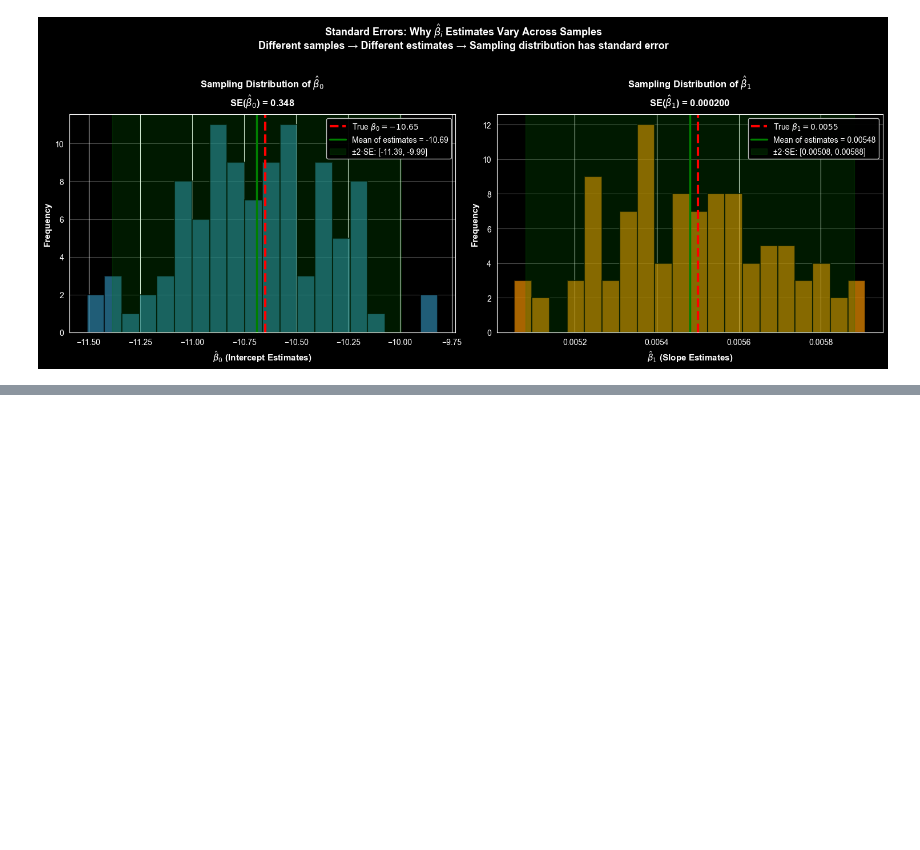
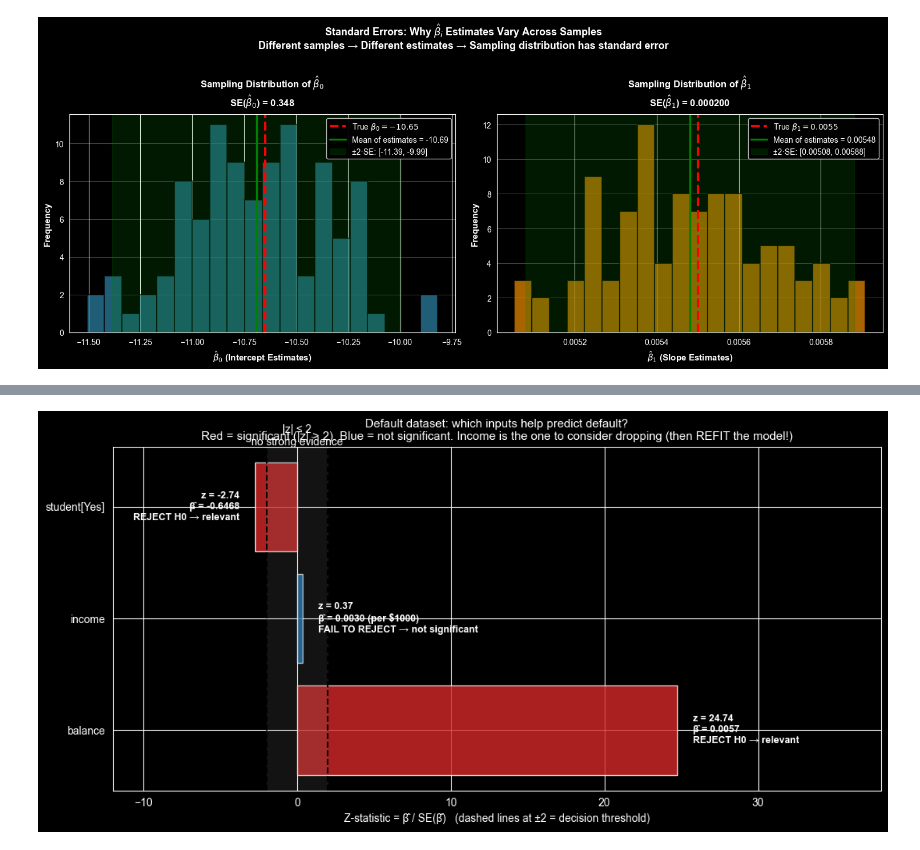
Before and after one commit to fuadh246/ese-5410, a Jupyter notebook: modules_notes/module_5: Classification/Logistic_Regression.ipynb, the cells around one changed output, grey strips where cells are left out. Cells and saved outputs as stored; diff of their text form; code cells hidden in the pictures; blank space fills up the shorter version.

```diff
--- a/modules_notes/module_5: Classification/Logistic_Regression.ipynb
+++ b/modules_notes/module_5: Classification/Logistic_Regression.ipynb
@@ -919,0 +1122,34 @@ plt.show()
+# %%
+import numpy as np
+import matplotlib.pyplot as plt
+
+# Approx. values from ISLR's Default dataset (multivariate logistic regression)
+features = ["balance", "income", "student[Yes]"]
+z_stats = np.array([24.74, 0.37, -2.74])
+betas = ["β̂ = 0.0057", "β̂ = 0.0030 (per $1000)", "β̂ = -0.6468"]
+
+colors = ["tab:red" if abs(v) > 2 else "tab:blue" for v in z_stats]
+
+fig, ax = plt.subplots(figsize=(11, 5.5))
+bars = ax.barh(features, z_stats, color=colors, alpha=0.8)
+
+# Rejection thresholds
+ax.axvline(2, color="black", ls="--"); ax.axvline(-2, color="black", ls="--")
+ax.axvspan(-2, 2, color="gray", alpha=0.15)
+ax.text(0, 2.55, "|z| ≤ 2\nno strong evidence", ha="center", fontsize=10)
+
+for bar, v, b in zip(bars, z_stats, betas):
+    verdict = "REJECT H0 → relevant" if abs(v) > 2 else "FAIL TO REJECT → not significant"
+    x_text = v + (1 if v > 0 else -1)
+    ax.text(x_text, bar.get_y() + bar.get_height() / 2, f"z = {v:.2f}\n{b}\n{verdict}",
+            va="center", ha="left" if v > 0 else "right", fontsize=9, fontweight="bold")
+
+ax.set_xlim(-12, 38)
+ax.set_xlabel("Z-statistic = β̂ / SE(β̂)   (dashed lines at ±2 = decision threshold)")
+ax.set_title("Default dataset: which inputs help predict default?\n"
+             "Red = significant (|z| > 2). Blue = not significant. Income is the one to consider dropping "
+             "(then REFIT the model!)", fontsize=11)
+plt.tight_layout()
+plt.show()
+# %% [output]
+[figure, added]
```
Also changed, not shown: parts of 10 cells of this notebook, 2 other files.
